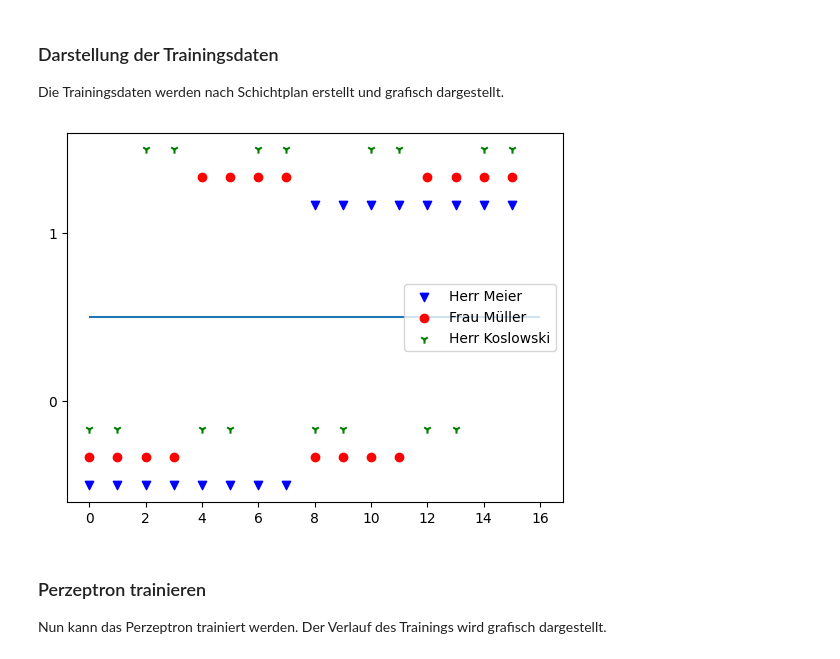
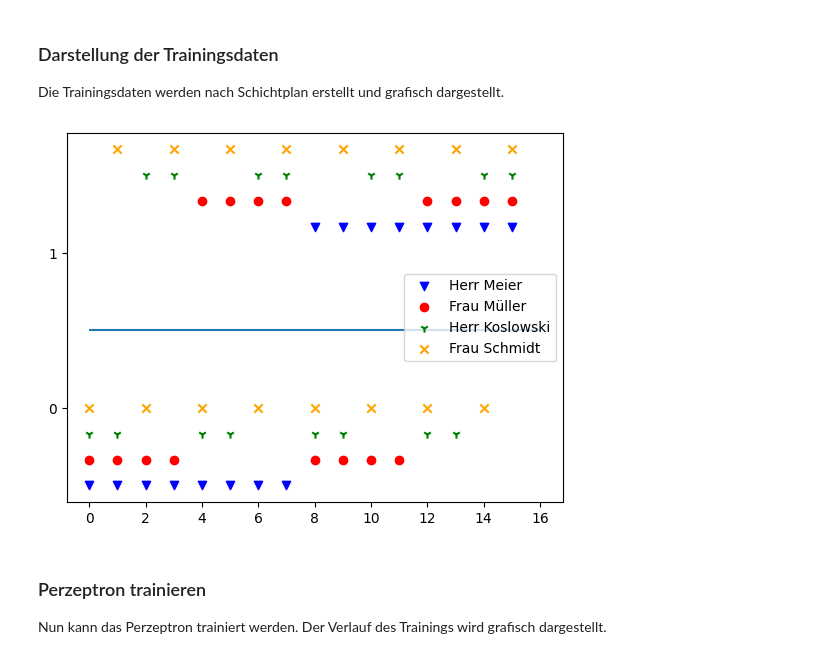
Before and after one commit to ArnoldIntelligence/KI-Vorlesung, a Jupyter notebook: notebooks/02-perzeptron.ipynb, the cells around one changed output. Drawn from its saved outputs; the diff is of its cells as text; code cells hidden in the pictures.

```diff
--- a/notebooks/02-perzeptron.ipynb
+++ b/notebooks/02-perzeptron.ipynb
@@ -478,34 +478,36 @@ Die Trainingsdaten werden nach Schichtplan erstellt und grafisch dargestellt.
 
 ## definiere Trainingsdaten: Liste mit Tupeln aus je Inputdaten
 ## Array mit Bias-neuron, Herr Meier, Frau Müller, Herr Koslowski, Frau Schmidt
 ## und gewünschtem Ergebnis
 
 training_data_set = [
     (np.array([1,0,0,0,0]),0),(np.array([1,0,0,0,1]),0),(np.array([1,0,0,1,0]),0),(np.array([1,0,0,1,1]),1),
     (np.array([1,0,1,0,0]),0),(np.array([1,0,1,0,1]),1),(np.array([1,0,1,1,0]),1),(np.array([1,0,1,1,1]),1),
     (np.array([1,1,0,0,0]),0),(np.array([1,1,0,0,1]),1),(np.array([1,1,0,1,0]),1),(np.array([1,1,0,1,1]),1),
     (np.array([1,1,1,0,0]),1),(np.array([1,1,1,0,1]),1),(np.array([1,1,1,1,0]),1),(np.array([1,1,1,1,1]),1)
 ]
 
 ## Offset hinzufügen, damit die Daten im Plot besser zu erkennen sind
 liste_x1_werte = [training_data_set[i][0][1] for i in range(len(training_data_set))]
 liste_x2_werte = [training_data_set[i][0][2]+0.1 for i in range(len(training_data_set))]
 liste_x3_werte = [training_data_set[i][0][3]+0.2 for i in range(len(training_data_set))]
 liste_x4_werte = [training_data_set[i][0][4]+0.3 for i in range(len(training_data_set))]
 liste_y_werte = [training_data_set[i][1] for i in range(len(training_data_set))]
 
 ## Scatterplot der Trainingsdaten
 plt.scatter(list(range(len(liste_x1_werte))),liste_x1_werte, label = 'Herr Meier', marker = 'v', c = 'b')
 plt.scatter(list(range(len(liste_x2_werte))),liste_x2_werte, label = 'Frau Müller', marker = 'o', c = 'r')
 plt.scatter(list(range(len(liste_x3_werte))),liste_x3_werte, label = 'Herr Koslowski', marker = '1', c = 'g')
+plt.scatter(list(range(len(liste_x4_werte))),liste_x4_werte, label = 'Frau Schmidt', marker = 'x', c = 'orange')
+
 
 plt.yticks([0.3,0.9],[0,1])
 plt.hlines(0.6,0,16)
 plt.legend()
 
 plt.show()
 # %% [output]
-[figure, old version]
+[figure, new version]
 # %% [markdown]
 ### Perzeptron trainieren
 
```
Also changed, not shown: parts of 11 cells of this notebook, 5 other files.
